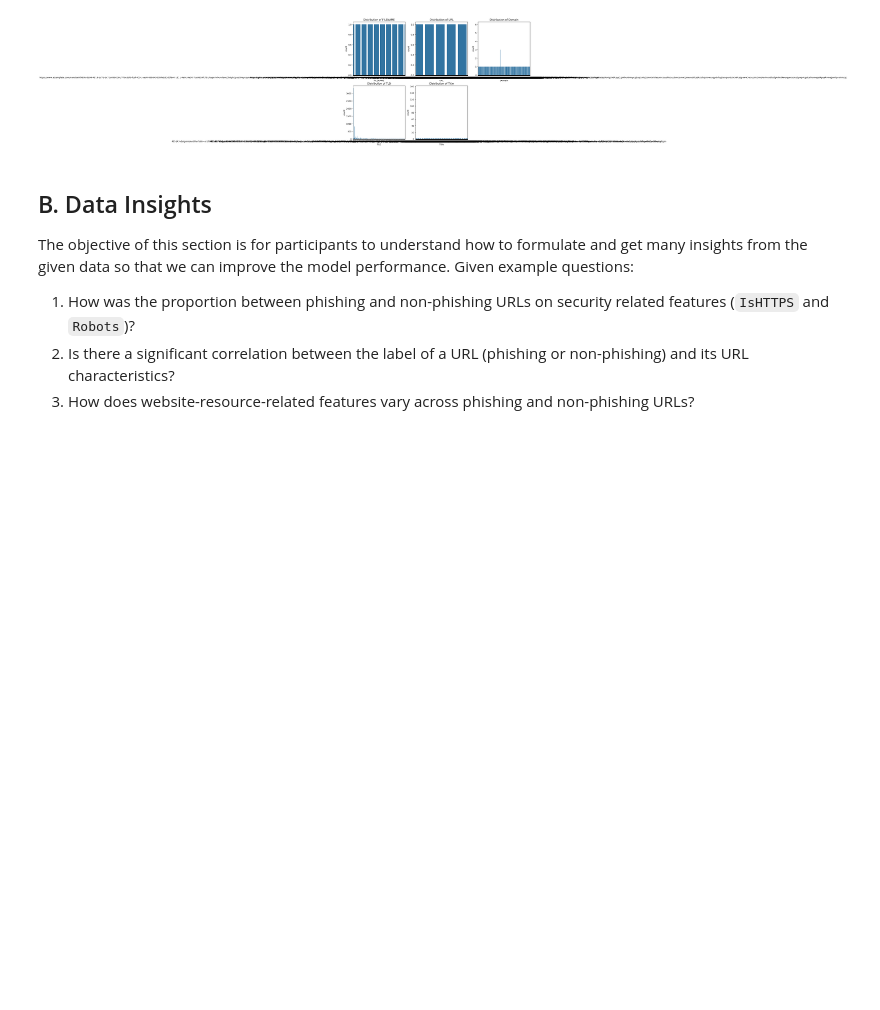
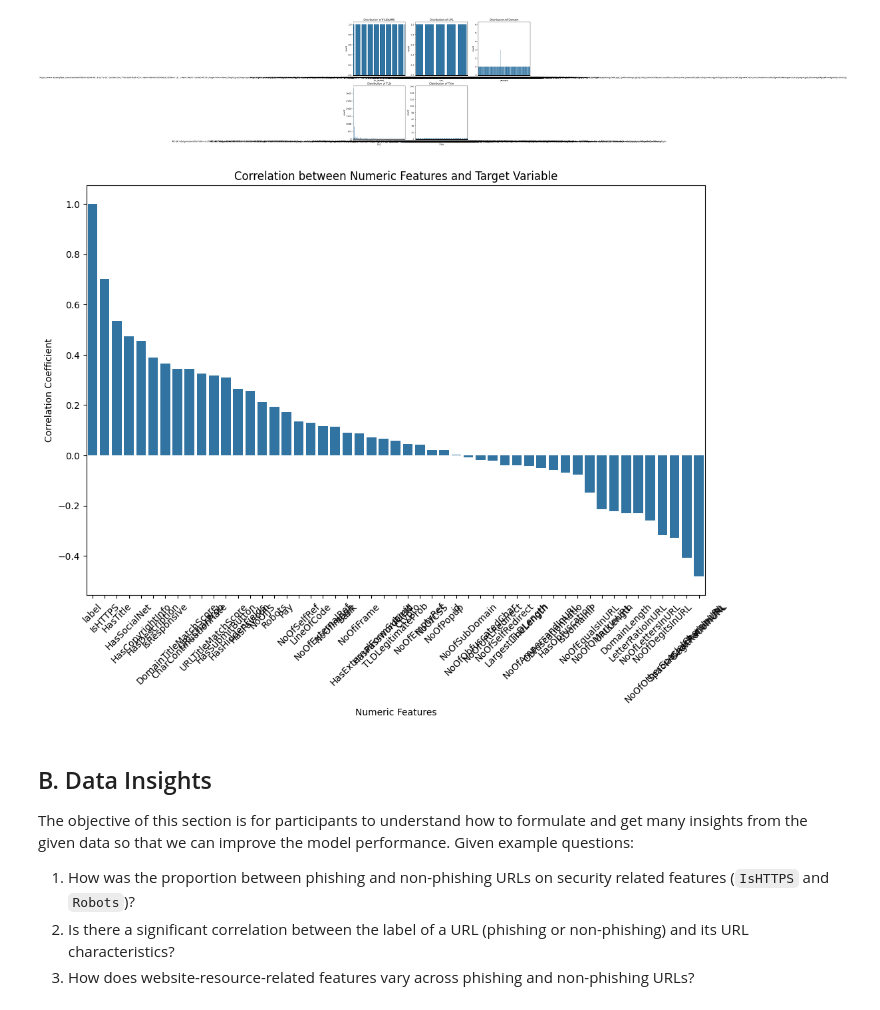
Before and after one commit to AhmadFawwazi/Exploratory-Data-Analysis, a Jupyter notebook: Tucil2_18222108_18222117.ipynb, the cells around one changed output. Saved outputs shown, nothing was run; the diff lists cells and outputs as text; code cells hidden in the pictures; blank space fills up the shorter version.

```diff
--- a/Tucil2_18222108_18222117.ipynb
+++ b/Tucil2_18222108_18222117.ipynb
@@ -308,30 +411,19 @@ plt.show()
 # %%
 # 3. Visualize the correlation between features and the target variable.
 # Fitur numerik
 numerical_features = df.select_dtypes(include=['float64', 'int64']).columns
 numerical_correlations = df[numerical_features].corrwith(df['label']).sort_values(ascending=False)
 
 # Visualisasi Korelasi Fitur Numerik dengan Target
 plt.figure(figsize=(12, 8))
 sns.barplot(x=numerical_correlations.index, y=numerical_correlations.values)
 plt.title('Correlation between Numeric Features and Target Variable')
 plt.xticks(rotation=45)
 plt.xlabel('Numeric Features')
 plt.ylabel('Correlation Coefficient')
 plt.show()
-
-# Fitur kategorikal
-categorical_features = df.select_dtypes(include=['object', 'bool']).columns
-
-# Visualisasi Korelasi Fitur Kategorikal dengan Target
-plt.figure(figsize=(15, 10))
-for i, feature in enumerate(categorical_features):
-    plt.subplot(3, 3, i+1)  # Mengatur grid untuk beberapa fitur
-    sns.barplot(x=df[feature], y=df['label'])
-    plt.title(f'Correlation between {feature} and Target')
-    plt.xticks(rotation=45)
-plt.tight_layout()
-plt.show()
+# %% [output]
+[figure, added]
 # %%
 # #4. Explain the significance of understanding feature distributions and correlations.
 
```
Also changed, not shown: parts of 17 cells of this notebook.
